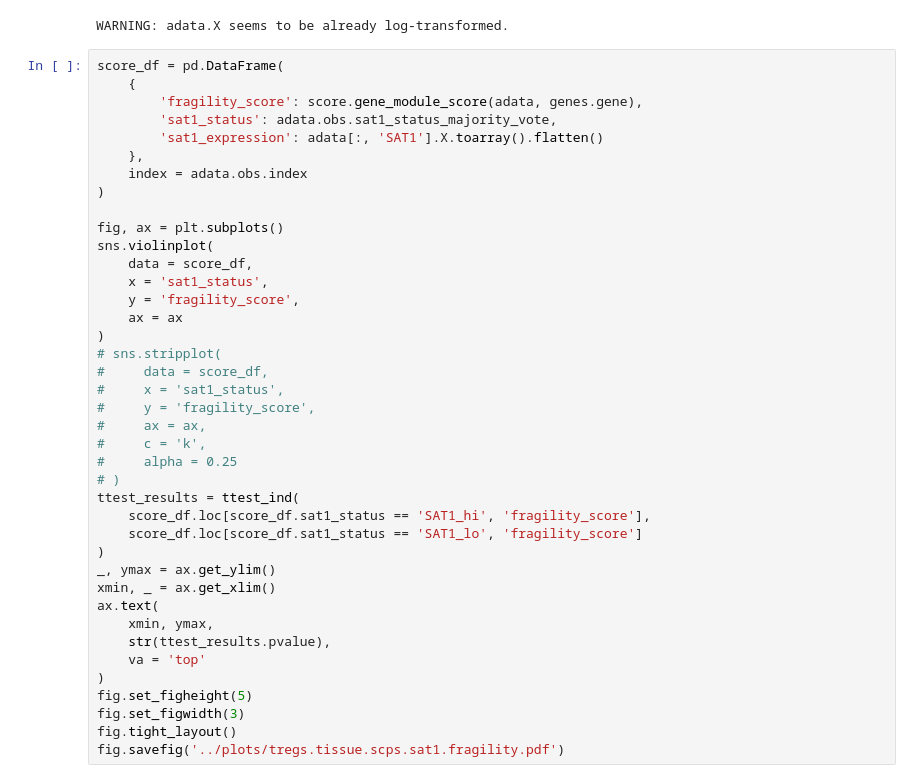
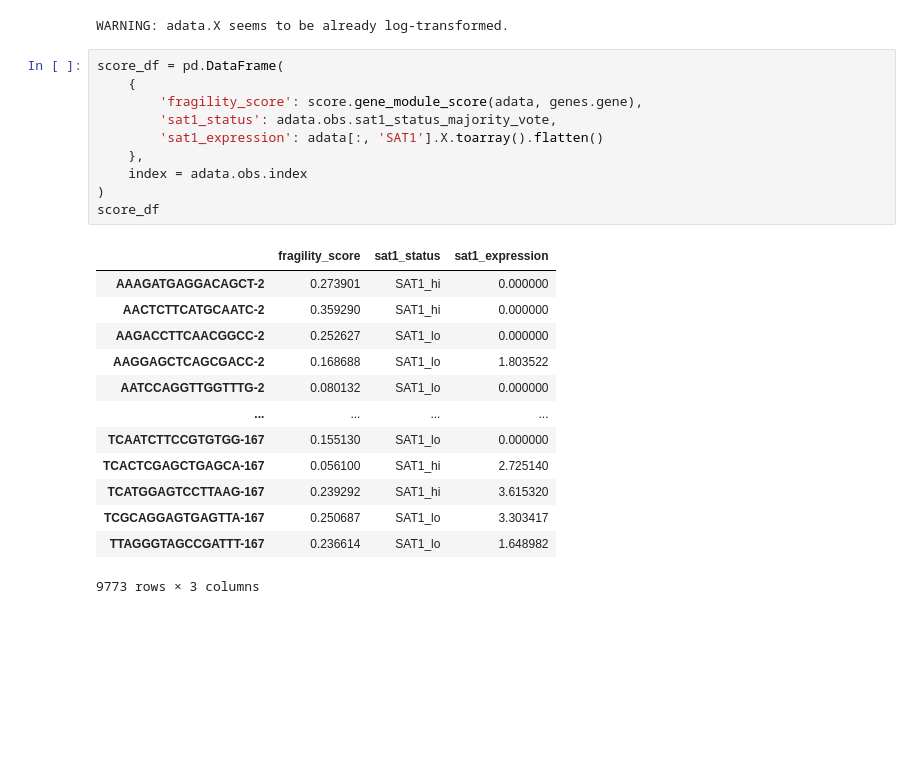
Before and after one commit to menchelab/Neuwirth_Malzl_et_al_2024, a Jupyter notebook: notebooks/fragility_score.ipynb, the cells around one changed output. Cells and saved outputs as stored; diff of their text form; blank space fills up the shorter version.

```diff
--- a/notebooks/fragility_score.ipynb
+++ b/notebooks/fragility_score.ipynb
@@ -61,40 +61,24 @@ WARNING: adata.X seems to be already log-transformed.
 # %%
 score_df = pd.DataFrame(
     {
         'fragility_score': score.gene_module_score(adata, genes.gene),
         'sat1_status': adata.obs.sat1_status_majority_vote,
         'sat1_expression': adata[:, 'SAT1'].X.toarray().flatten()
     },
     index = adata.obs.index
 )
-
-fig, ax = plt.subplots()
-sns.violinplot(
-    data = score_df,
-    x = 'sat1_status',
-    y = 'fragility_score',
-    ax = ax
-)
-# sns.stripplot(
-#     data = score_df,
-#     x = 'sat1_status',
-#     y = 'fragility_score',
-#     ax = ax,
-#     c = 'k',
-#     alpha = 0.25
-# )
-ttest_results = ttest_ind(
-    score_df.loc[score_df.sat1_status == 'SAT1_hi', 'fragility_score'],
-    score_df.loc[score_df.sat1_status == 'SAT1_lo', 'fragility_score']
-)
-_, ymax = ax.get_ylim()
-xmin, _ = ax.get_xlim()
-ax.text(
-    xmin, ymax,
-    str(ttest_results.pvalue),
-    va = 'top'
-)
-fig.set_figheight(5)
-fig.set_figwidth(3)
-fig.tight_layout()
-fig.savefig('../plots/tregs.tissue.scps.sat1.fragility.pdf')
+score_df
+# %% [output]
+|  | fragility_score | sat1_status | sat1_expression |
+| AAAGATGAGGACAGCT-2 | 0.273901 | SAT1_hi | 0.000000 |
+| AACTCTTCATGCAATC-2 | 0.359290 | SAT1_hi | 0.000000 |
+| AAGACCTTCAACGGCC-2 | 0.252627 | SAT1_lo | 0.000000 |
+| AAGGAGCTCAGCGACC-2 | 0.168688 | SAT1_lo | 1.803522 |
+| AATCCAGGTTGGTTTG-2 | 0.080132 | SAT1_lo | 0.000000 |
+| ... | ... | ... | ... |
+| TCAATCTTCCGTGTGG-167 | 0.155130 | SAT1_lo | 0.000000 |
+| TCACTCGAGCTGAGCA-167 | 0.056100 | SAT1_hi | 2.725140 |
+| TCATGGAGTCCTTAAG-167 | 0.239292 | SAT1_hi | 3.615320 |
+| TCGCAGGAGTGAGTTA-167 | 0.250687 | SAT1_lo | 3.303417 |
+| TTAGGGTAGCCGATTT-167 | 0.236614 | SAT1_lo | 1.648982 |
+9773 rows × 3 columns
```
Also changed, not shown: parts of 2 cells of this notebook.
